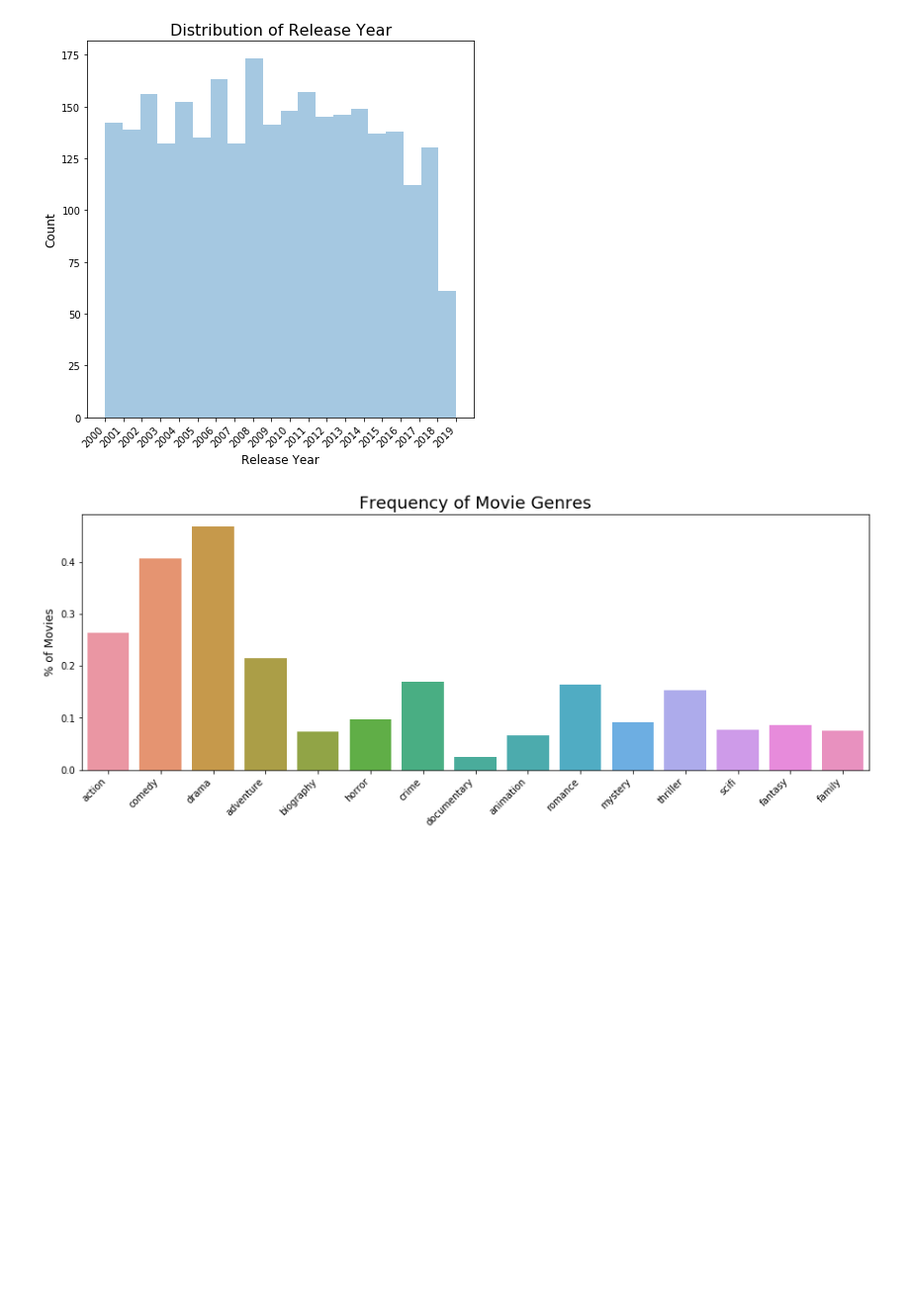
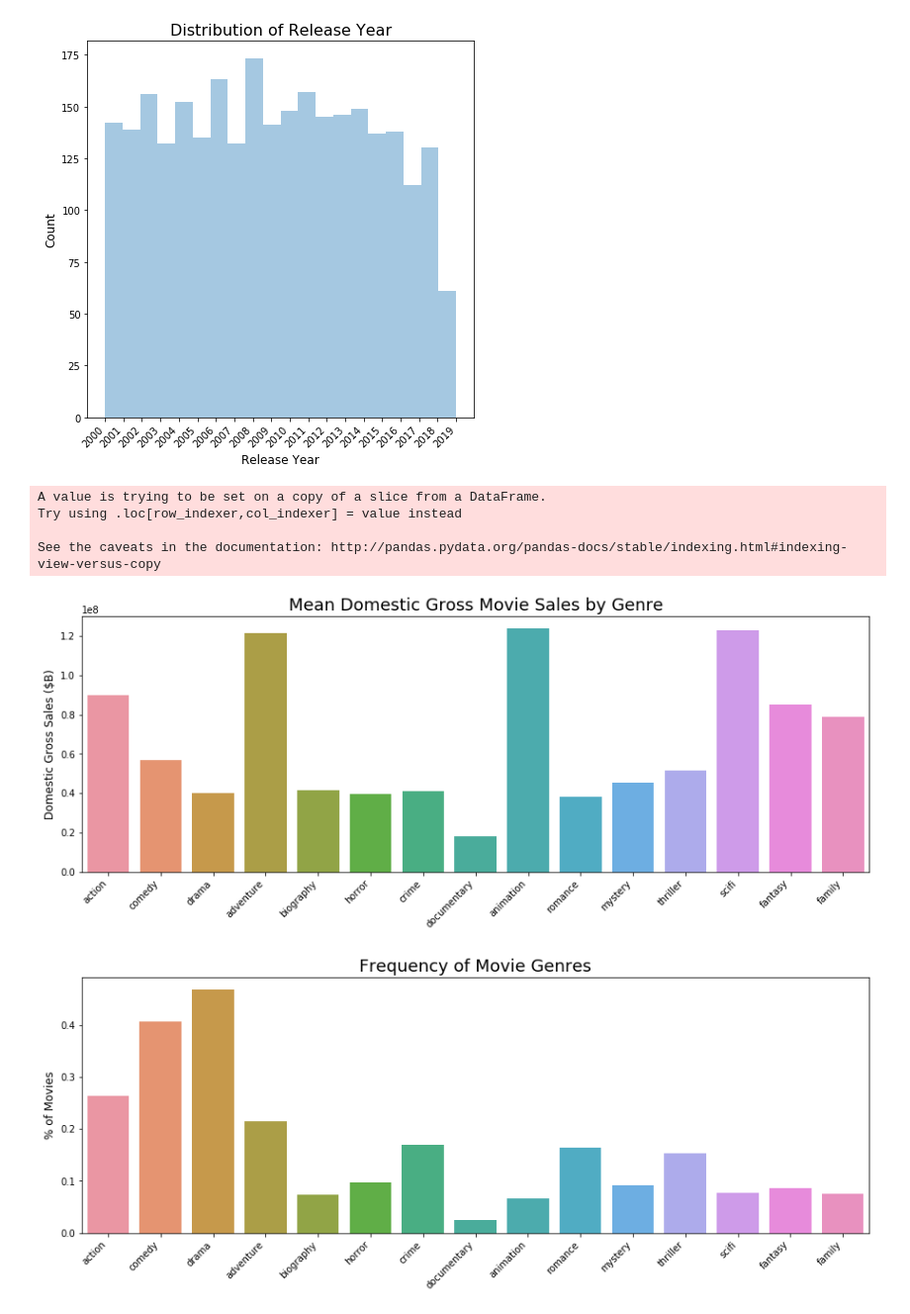
Before and after one commit to benyapiya/Box-Office-Smash, a Jupyter notebook: notebooks/exploratory_analysis.ipynb, the cells around one changed output. Shown at 99% size. Drawn from its saved outputs; the diff is of its cells as text; code cells hidden in the pictures; blank space fills up the shorter version.

```diff
--- a/notebooks/exploratory_analysis.ipynb
+++ b/notebooks/exploratory_analysis.ipynb
@@ -149,6 +149,30 @@ plt.ylabel("Count", fontsize=12)
 plt.savefig('year_dist.png')
 # %% [output]
 [figure]
+# %%
+genre_list = ['action','comedy','drama','adventure','biography','horror','crime','documentary',
+              'animation','romance','mystery','thriller','scifi','fantasy','family']
+genre_df = movies[genre_list]
+
+for genre in genre_list:
+    genre_df[genre] = genre_df[genre] * movies['domesticgross']
+
+genre_melt = genre_df.melt()
+genre_melt = genre_melt[genre_melt['value']!=0]
+
+plt.figure(figsize=(15, 5))
+sns.barplot(data=genre_melt, y="value", x="variable", ci=False)
+plt.xticks(rotation=45, horizontalalignment='right')
+plt.title("Mean Domestic Gross Movie Sales by Genre", fontsize=18)
+plt.xlabel("", fontsize=12)
+plt.ylabel("Domestic Gross Sales ($B)", fontsize=12)
+plt.savefig('genre_sales.png')
+# %% [output]
+A value is trying to be set on a copy of a slice from a DataFrame.
+Try using .loc[row_indexer,col_indexer] = value instead
+
+See the caveats in the documentation: http://pandas.pydata.org/pandas-docs/stable/indexing.html#indexing-view-versus-copy
+[figure, added]
 # %%
 genre_list = ['action','comedy','drama','adventure','biography','horror','crime','documentary',
               'animation','romance','mystery','thriller','scifi','fantasy','family']
```
Also changed, not shown: parts of 7 cells of this notebook, 11 other files.
